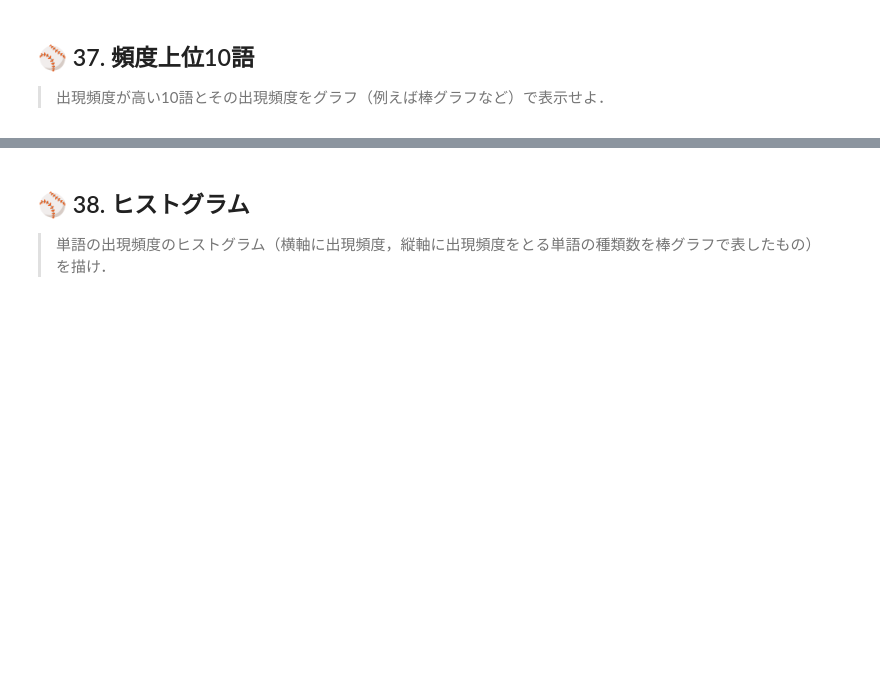
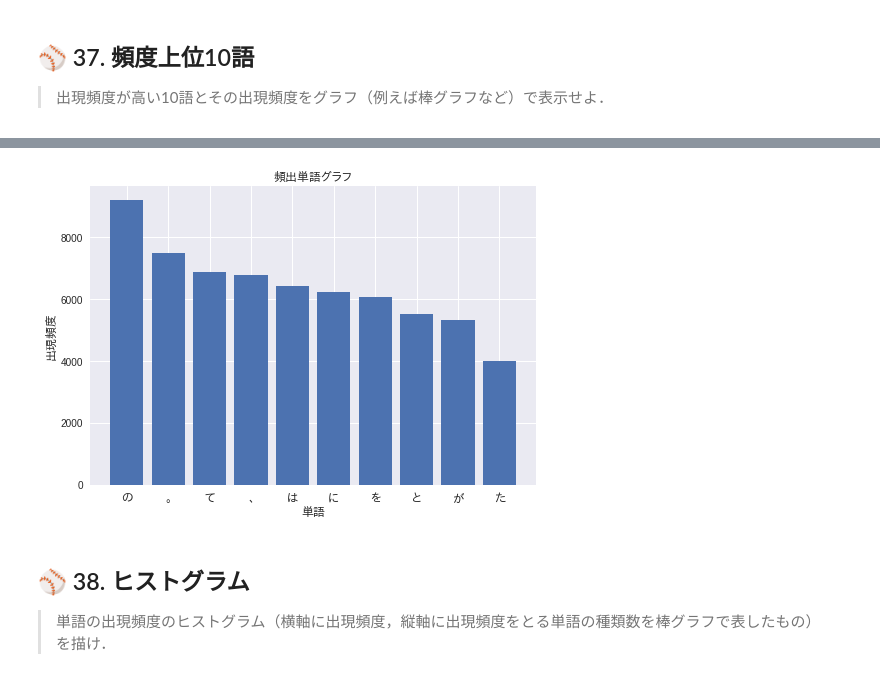
Before and after one commit to saitota/ProgrammingKnock100, a Jupyter notebook: Chapter04_Q30_Q39.ipynb, the cells around one changed output, grey strips where cells are left out. Saved outputs shown, nothing was run; the diff lists cells and outputs as text; code cells hidden in the pictures; blank space fills up the shorter version.

```diff
--- a/Chapter04_Q30_Q39.ipynb
+++ b/Chapter04_Q30_Q39.ipynb
@@ -281,6 +281,7 @@ for janome in lst_janome:
     lst_tmp.append(janome.get('surface'))
 
 cnt = collections.Counter(lst_tmp)
+lst_commons = cnt.most_common()
 
-print(cnt.most_common()[::10])
+print(lst_commons[:30:]) # 上位30件
 # %% [output]
@@ -292,3 +315,28 @@ print(cnt.most_common()[::10])
+# %%
+import matplotlib.pyplot as plt
+from matplotlib.font_manager import FontProperties
+
+lst_words = []
+lst_count = []
+
+for lst_common in lst_commons[:10:]:
+  lst_words.append(lst_common[0])
+  lst_count.append(lst_common[1])
+
+# 日本語フォント
+fp = FontProperties(fname='/usr/share/fonts/opentype/ipafont-gothic/ipagp.ttf')
+
+# ラベル設定
+plt.title('頻出単語グラフ', fontproperties=fp)
+plt.xlabel('単語', fontproperties=fp)
+plt.ylabel('出現頻度', fontproperties=fp)
+
+#データプロット
+plt.xticks(range(10),lst_words,fontproperties=fp)
+plt.bar(range(10),lst_count)
+plt.show() # 表示
+# %% [output]
+[figure, added]
 # %% [markdown]
 ## ⚾ 38. ヒストグラム
 > 単語の出現頻度のヒストグラム（横軸に出現頻度，縦軸に出現頻度をとる単語の種類数を棒グラフで表したもの）を描け．
```
Also changed, not shown: parts of 3 cells of this notebook.
